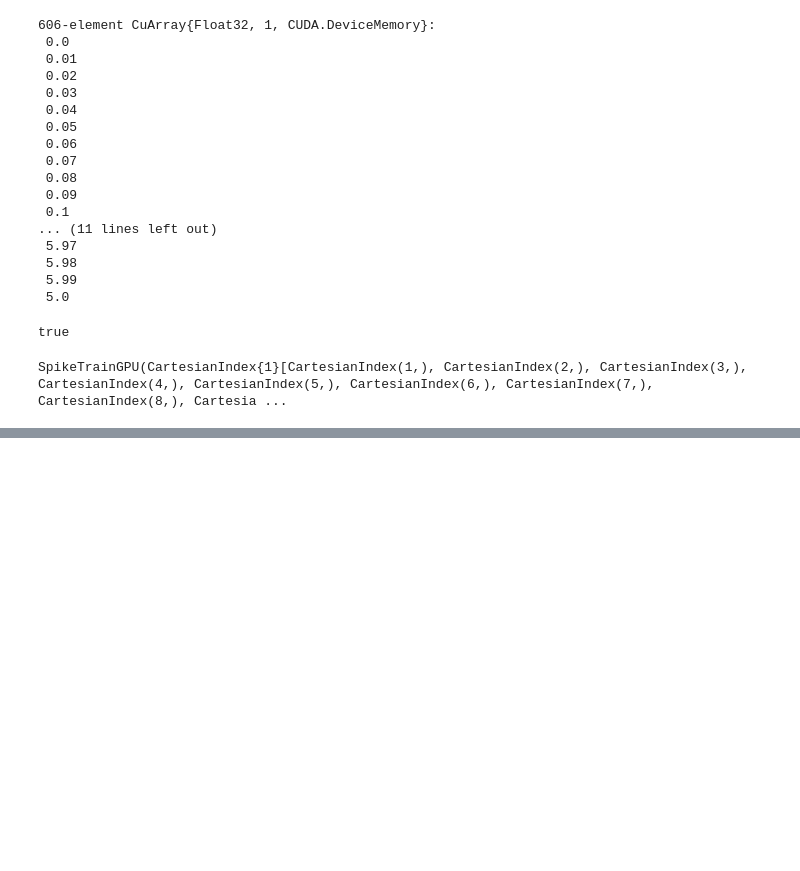
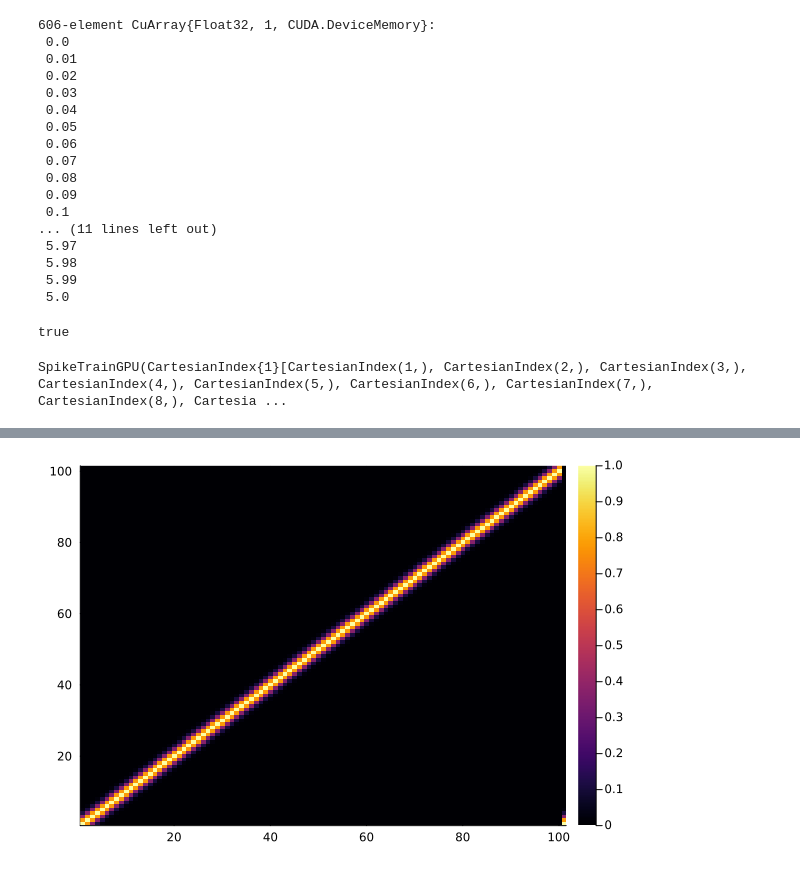
Before and after one commit to wilkieolin/PhasorNetworks.jl, a Jupyter notebook: demos/phase_memory.ipynb, the cells around one changed output, grey strips where cells are left out. Drawn from its saved outputs; the diff is of its cells as text; code cells hidden in the pictures; blank space fills up the shorter version.

```diff
--- a/demos/phase_memory.ipynb
+++ b/demos/phase_memory.ipynb
@@ -216,0 +300,2 @@ ival = spike_current(stg, 0.4, spk_args)
+# %%
+ivals = stack([Array(spike_current(stg, t, spk_args)) for t in 0.0:0.01:1.0], dims=1)
@@ -216,0 +320,4 @@ ival = spike_current(stg, 0.4, spk_args)
+# %%
+heatmap(ivals)
+# %% [output]
+[figure, added]
```
Also changed, not shown: parts of 11 cells of this notebook, 3 other files.
